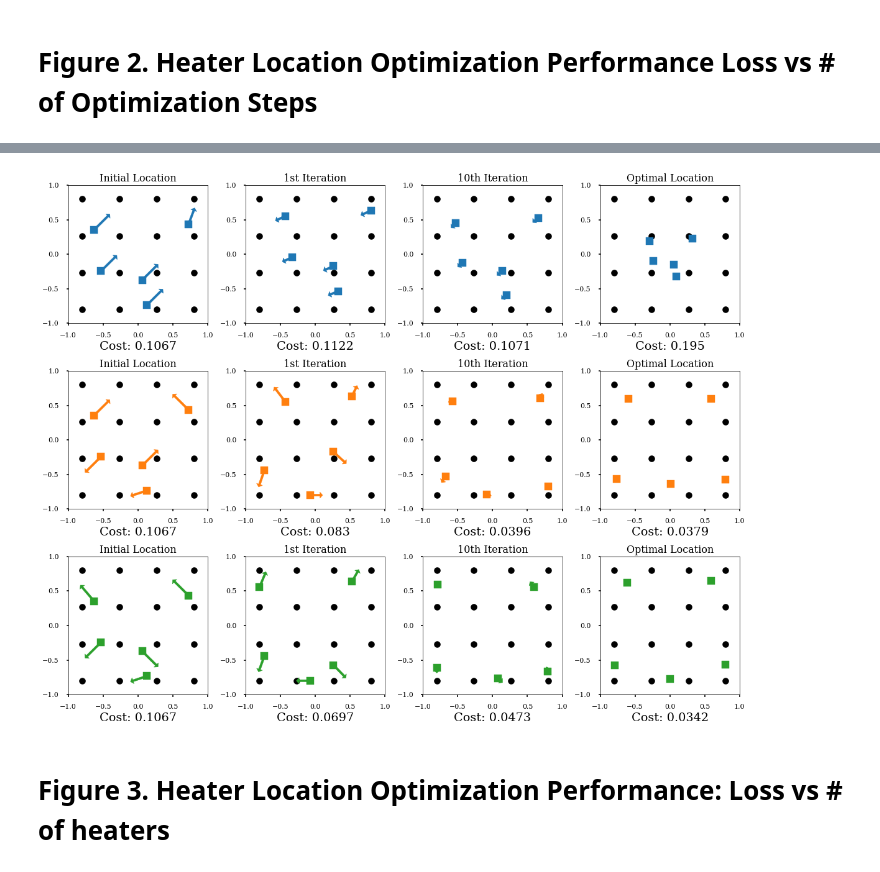
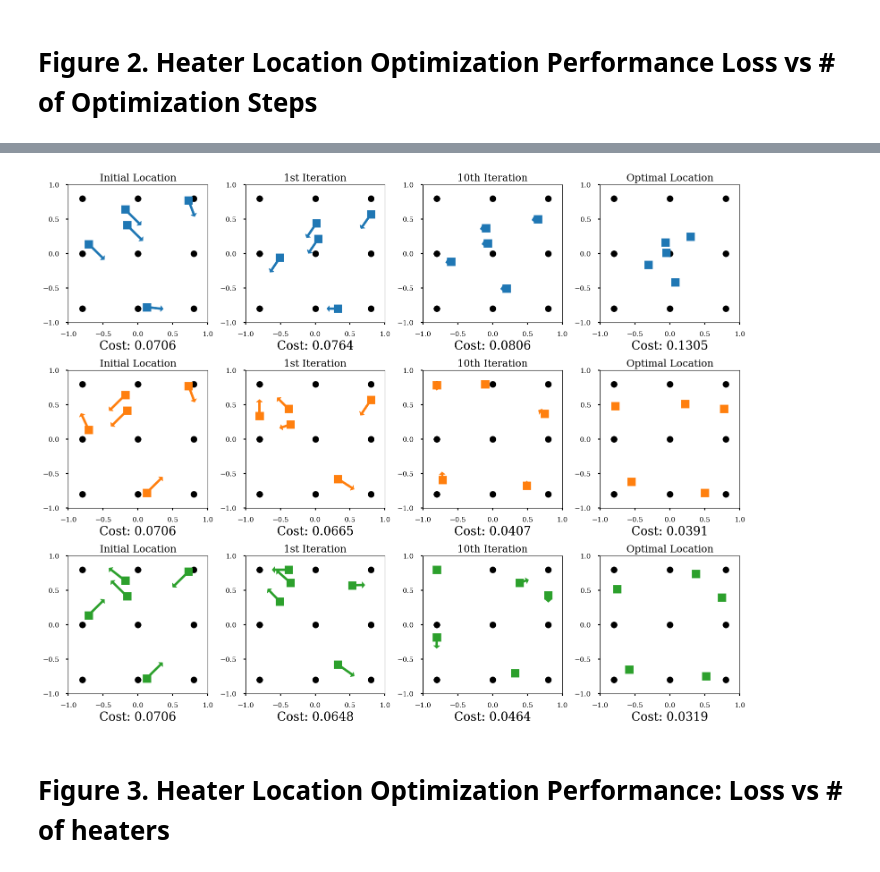
Before and after one commit to song970407/bilevel_design_opt, a Jupyter notebook: figures_practice.ipynb, the cells around one changed output, grey strips where cells are left out. Saved outputs shown, nothing was run; the diff lists cells and outputs as text; code cells hidden in the pictures.

```diff
--- a/figures_practice.ipynb
+++ b/figures_practice.ipynb
@@ -10,11 +10,15 @@ import matplotlib.pyplot as plt
 import torch
 import yaml
 
+from matplotlib import cm
+from matplotlib.ticker import LinearLocator
+
 from src.model.get_model import get_model
 from src.utils.preprocess_data import preprocess_data
 from src.utils.get_target import generate_target_trajectory
 
-matplotlib.rcParams['font.family'] = ['Noto Serif', 'Serif']
+# matplotlib.rcParams['font.family'] = ['Noto Serif', 'Serif']
+matplotlib.rcParams['font.family'] = ['Serif']
 plt.style.use('seaborn-poster')
 device = 'cuda:0' if torch.cuda.is_available() else 'cpu'
 # %% [markdown]
@@ -327,5 +348,7 @@ plt.show()
 # %%
 target = pickle.load(open('data/bilevel_design_opt/target.pkl', 'rb'))
+
+
 
 num_x = 3
 num_heaters = 5
@@ -345,7 +368,7 @@ mpc_config = {
 fig, axes = plt.subplots(1, 1, figsize=(7, 4))
 
 for model_name in model_names:
-    opt_result = pickle.load(open('bilevel_opt_result/implicit_{}/4_5.pkl'.format(model_name), 'rb'))
+    opt_result = pickle.load(open('bilevel_opt_result/implicit_{}/3_5.pkl'.format(model_name), 'rb'))
     loss_trajectory = opt_result['opt_log']['total_loss_trajectory'][:, 7]
     if model_name == 'Linear':
         axes.plot(loss_trajectory/32, label='Linear, Implicit', color=color_dict[model_name], linewidth=3)
@@ -372,5 +395,5 @@ plt.show()
 # %%
-problem = pickle.load(open('data/bilevel_design_opt/problem_4_5.pkl', 'rb'))
+problem = pickle.load(open('data/bilevel_design_opt/problem_3_5.pkl', 'rb'))
 state_pos = problem['state_pos'][0]
 model_names = ['Linear', 'GAT', 'ICGAT']
 color_dict = {
@@ -384,42 +407,42 @@ plot_idxs = [0, 1, 10]
 fig, axes = plt.subplots(len(model_names), len(plot_idxs)+1, figsize=(4*(len(plot_idxs)+1), 4.2*len(model_names)))
 axes_flatten = axes.flatten()
 for i, model_name in enumerate(model_names):
-    opt_result = pickle.load(open('bilevel_opt_result/implicit_{}/4_5.pkl'.format(model_name), 'rb'))
-    position_trajectory = opt_result['opt_log']['position_trajectory'][:, 8, :, :]
-    optimal_idx = np.argmin(opt_result['opt_log']['total_loss_trajectory'][:, 8])
+    opt_result = pickle.load(open('bilevel_opt_result/implicit_{}/3_5.pkl'.format(model_name), 'rb'))
+    position_trajectory = opt_result['opt_log']['position_trajectory'][:, 7, :, :]
+    optimal_idx = np.argmin(opt_result['opt_log']['total_loss_trajectory'][:, 7])
     model_plot_idxs = plot_idxs + [optimal_idx]
     for j in range(len(model_plot_idxs)):
-        true_loss_dict = pickle.load(open('bilevel_opt_result/optimal/true_loss/implicit_{}_8/4_5_{}.pkl'.format(model_name, model_plot_idxs[j]), 'rb'))
+        true_loss_dict = pickle.load(open('bilevel_opt_result/optimal/true_loss/implicit_{}_7/3_5_{}.pkl'.format(model_name, model_plot_idxs[j]), 'rb'))
         x_trajectory_list = true_loss_dict['x_trajectory']
         u_trajectory_list = true_loss_dict['u_trajectory']
         log_trajectory_list = true_loss_dict['log_trajectory']
         loss_list = measure_design_opt_control(mpc_config, x_trajectory_list, u_trajectory_list)
         axes_flatten[i * len(model_plot_idxs) + j].scatter(state_pos[:, 0], state_pos[:, 1], color='black', s=100)
         axes_flatten[i * len(model_plot_idxs) + j].scatter(position_trajectory[model_plot_idxs[j], :, 0], position_trajectory[model_plot_idxs[j], :, 1], color=color_dict[model_name], s=150, marker='s')
         if j != len(model_plot_idxs)-1:
             for k in range(position_trajectory.shape[-2]):
                 current_x = position_trajectory[model_plot_idxs[j], k, 0]
                 current_y = position_trajectory[model_plot_idxs[j], k, 1]
                 dx = position_trajectory[model_plot_idxs[j]+1, k, 0] - position_trajectory[model_plot_idxs[j], k, 0]
                 dy = position_trajectory[model_plot_idxs[j]+1, k, 1] - position_trajectory[model_plot_idxs[j], k, 1]
                 axes_flatten[i * len(model_plot_idxs) + j].arrow(current_x, current_y, dx, dy, color=color_dict[model_name], width=0.03, head_length=0.04)
         axes_flatten[i * len(model_plot_idxs) + j].set_xlim(-1, 1)
         axes_flatten[i * len(model_plot_idxs) + j].set_ylim(-1, 1)
         axes_flatten[i * len(model_plot_idxs) + j].set_xticks([-1, -0.5, 0, 0.5, 1])
         axes_flatten[i * len(model_plot_idxs) + j].set_yticks([-1, -0.5, 0, 0.5, 1])
         axes_flatten[i * len(model_plot_idxs) + j].tick_params(axis='both', which='major', labelsize=tick_size)
         axes_flatten[i * len(model_plot_idxs) + j].set_xlabel('Cost: {}'.format(np.around(np.mean(loss_list), 4)), fontsize=label_size*1.2)
         if j == 0:
             axes_flatten[i * len(model_plot_idxs) + j].set_title('Initial Location', fontsize=label_size)
         elif j == 1:
             axes_flatten[i * len(model_plot_idxs) + j].set_title('1st Iteration', fontsize=label_size)
         elif j == len(model_plot_idxs)-1:
             axes_flatten[i * len(model_plot_idxs) + j].set_title('Optimal Location', fontsize=label_size)
         else:
             axes_flatten[i * len(model_plot_idxs) + j].set_title('{}th Iteration'.format(plot_idxs[j]), fontsize=label_size)
 fig.tight_layout()
 # %% [output]
-[figure, old version]
+[figure, new version]
 # %% [markdown]
 # Figure 3. Heater Location Optimization Performance: Loss vs # of heaters
 # %% [markdown]
```
Also changed, not shown: parts of 10 cells of this notebook.
